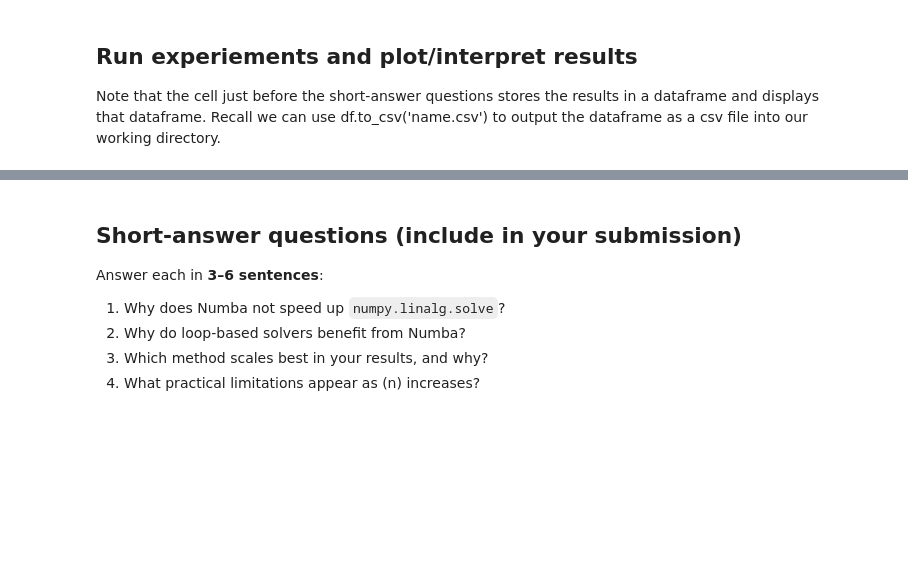
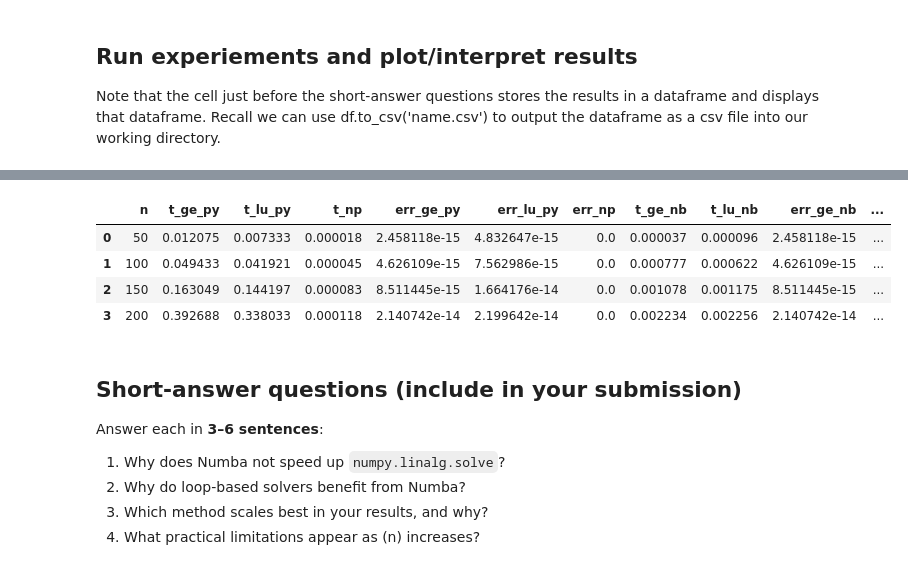
Before and after one commit to gosz450/mmae350-public, a Jupyter notebook: homework/hw02/directSolvers_lu_numpy_numba_template.ipynb, the cells around one changed output, grey strips where cells are left out. Saved outputs shown, nothing was run; the diff lists cells and outputs as text; code cells hidden in the pictures; blank space fills up the shorter version.

```diff
--- a/homework/hw02/directSolvers_lu_numpy_numba_template.ipynb
+++ b/homework/hw02/directSolvers_lu_numpy_numba_template.ipynb
@@ -389,3 +524,13 @@ Note that the cell just before the short-answer questions stores the results in
+# %%
+df_combined = pd.DataFrame(combined)
+# %%
+df_combined
+# %% [output]
+|  | n | t_ge_py | t_lu_py | t_np | err_ge_py | err_lu_py | err_np | t_ge_nb | t_lu_nb | err_ge_nb | ... |
+| 0 | 50 | 0.012075 | 0.007333 | 0.000018 | 2.458118e-15 | 4.832647e-15 | 0.0 | 0.000037 | 0.000096 | 2.458118e-15 | ... |
+| 1 | 100 | 0.049433 | 0.041921 | 0.000045 | 4.626109e-15 | 7.562986e-15 | 0.0 | 0.000777 | 0.000622 | 4.626109e-15 | ... |
+| 2 | 150 | 0.163049 | 0.144197 | 0.000083 | 8.511445e-15 | 1.664176e-14 | 0.0 | 0.001078 | 0.001175 | 8.511445e-15 | ... |
+| 3 | 200 | 0.392688 | 0.338033 | 0.000118 | 2.140742e-14 | 2.199642e-14 | 0.0 | 0.002234 | 0.002256 | 2.140742e-14 | ... |
 # %%
 #df = pd.DataFrame(combined)
 #df
```
Also changed, not shown: parts of 27 cells of this notebook, 5 other files.
